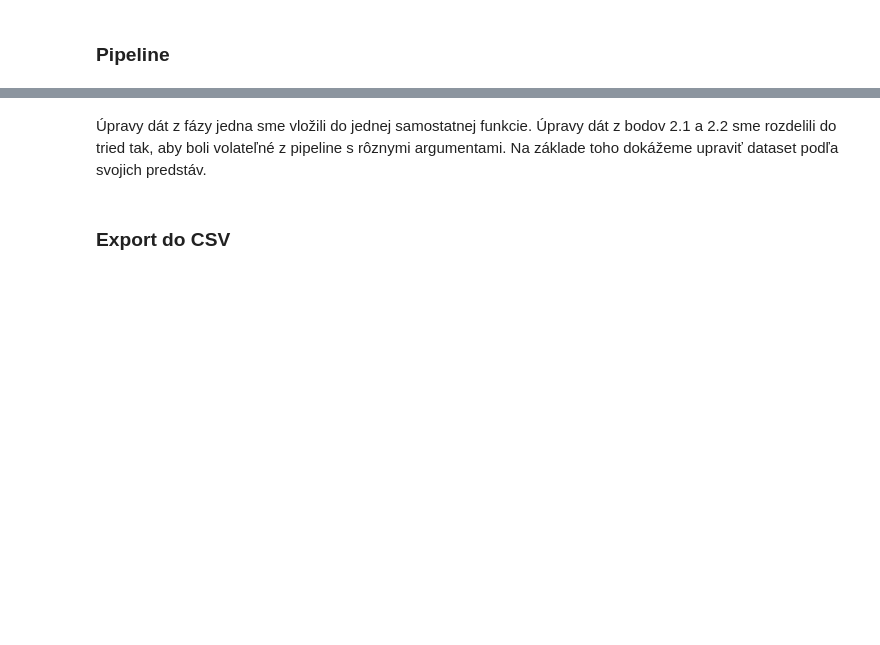
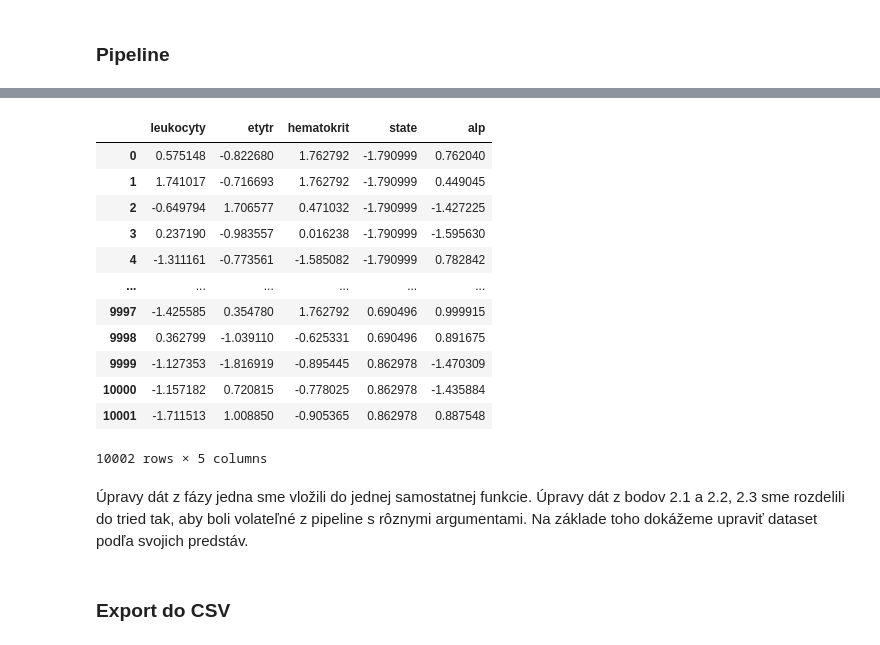
Before and after one commit to psmrecek/IAU-Projekt-ZS2021, a Jupyter notebook: IAU_Smrecek_Langova_Faza_2.ipynb, the cells around one changed output, grey strips where cells are left out. Saved outputs shown, nothing was run; the diff lists cells and outputs as text; code cells hidden in the pictures; blank space fills up the shorter version.

```diff
--- a/IAU_Smrecek_Langova_Faza_2.ipynb
+++ b/IAU_Smrecek_Langova_Faza_2.ipynb
@@ -833,15 +1180,30 @@ def orderLists(X, list_of_list):
             x_weights[i] += lst.index(x_columns[i])
     map_of_cols = [q for _, q in sorted(zip(x_weights, x_columns))]
     return map_of_cols
+# %%
+class handleSelection(TransformerMixin):
+    def __init__(self, list_attributes):
+        self.list_attributes = list_attributes
+
+    def fit(self, X):
+        return self
+
+    def transform(self, X):
+        if self.list_attributes == 'all':
+            return X
+        else:
+            return X[self.list_attributes]
 # %% [markdown]
 ### Pipeline
 # %%
-def pipelineGenerator(na_method='remove', na_strategy=None, outliers_method='nothing', tranformation_method='nothing'):
+def pipelineGenerator(na_method='remove', na_strategy=None, outliers_method='nothing',
+                      tranformation_method='nothing', select_attributes='all'):
     pipeline =  Pipeline([
         ('handleCategorical', handleCategorical()),
         ('handleNA', handleNA(na_method, na_strategy)), # possible: 'nothing'; 'remove'; 'replace', 'mean'; 'replace', 'median'; 'replace', 'kNN'
         ('handleOutliers', handleOutliers(outliers_method)), # possible: 'nothing'; 'remove'; 'replace'
-        ('handleTransformations', handleTransformations(tranformation_method)) # possible: 'nothing'; 'power'; 'quan'; 'minmax'; 'standard'
+        ('handleTransformations', handleTransformations(tranformation_method)), # possible: 'nothing'; 'power'; 'quan'; 'minmax'; 'standard'
+        ('handleSelection', handleSelection(select_attributes)) # possible: 'all'; list of attributes
     ])
     return pipeline
 # %%
@@ -852,9 +1228,25 @@ transformed_data1
 # %%
-pipeline2 = pipelineGenerator(na_method='replace', na_strategy='mean', outliers_method='replace', tranformation_method='power')
+list_attributes = ['leukocyty', 'etytr', 'hematokrit','state', 'alp']
+pipeline2 = pipelineGenerator(na_method='replace', na_strategy='mean', outliers_method='replace',
+                              tranformation_method='power', select_attributes=list_attributes)
 transformed_data2 = pipeline2.fit_transform(original_data)
 transformed_data2
+# %% [output]
+|  | leukocyty | etytr | hematokrit | state | alp |
+| 0 | 0.575148 | -0.822680 | 1.762792 | -1.790999 | 0.762040 |
+| 1 | 1.741017 | -0.716693 | 1.762792 | -1.790999 | 0.449045 |
+| 2 | -0.649794 | 1.706577 | 0.471032 | -1.790999 | -1.427225 |
+| 3 | 0.237190 | -0.983557 | 0.016238 | -1.790999 | -1.595630 |
+| 4 | -1.311161 | -0.773561 | -1.585082 | -1.790999 | 0.782842 |
+| ... | ... | ... | ... | ... | ... |
+| 9997 | -1.425585 | 0.354780 | 1.762792 | 0.690496 | 0.999915 |
+| 9998 | 0.362799 | -1.039110 | -0.625331 | 0.690496 | 0.891675 |
+| 9999 | -1.127353 | -1.816919 | -0.895445 | 0.862978 | -1.470309 |
+| 10000 | -1.157182 | 0.720815 | -0.778025 | 0.862978 | -1.435884 |
+| 10001 | -1.711513 | 1.008850 | -0.905365 | 0.862978 | 0.887548 |
+10002 rows × 5 columns
 # %% [markdown]
-Úpravy dát z fázy jedna sme vložili do jednej samostatnej funkcie. Úpravy dát z bodov 2.1 a 2.2 sme rozdelili do tried tak, aby boli volateľné z pipeline s rôznymi argumentami. Na základe toho dokážeme upraviť dataset podľa svojich predstáv.
+Úpravy dát z fázy jedna sme vložili do jednej samostatnej funkcie. Úpravy dát z bodov 2.1 a 2.2, 2.3 sme rozdelili do tried tak, aby boli volateľné z pipeline s rôznymi argumentami. Na základe toho dokážeme upraviť dataset podľa svojich predstáv.
 # %% [markdown]
 ### Export do CSV
 # %%
```
Also changed, not shown: parts of 40 cells of this notebook, 8 other files.
